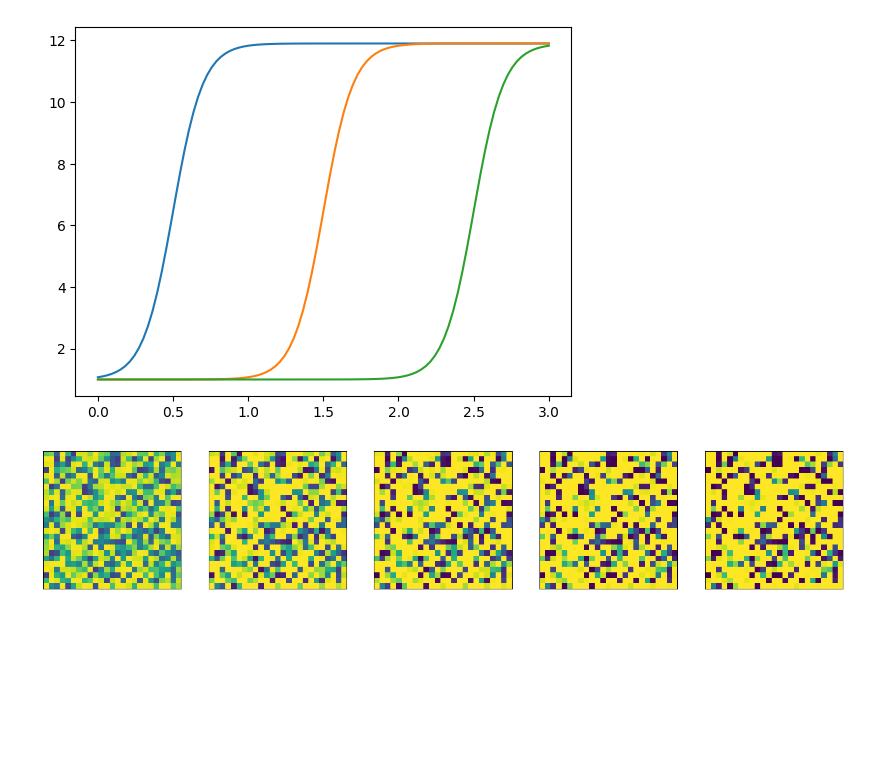
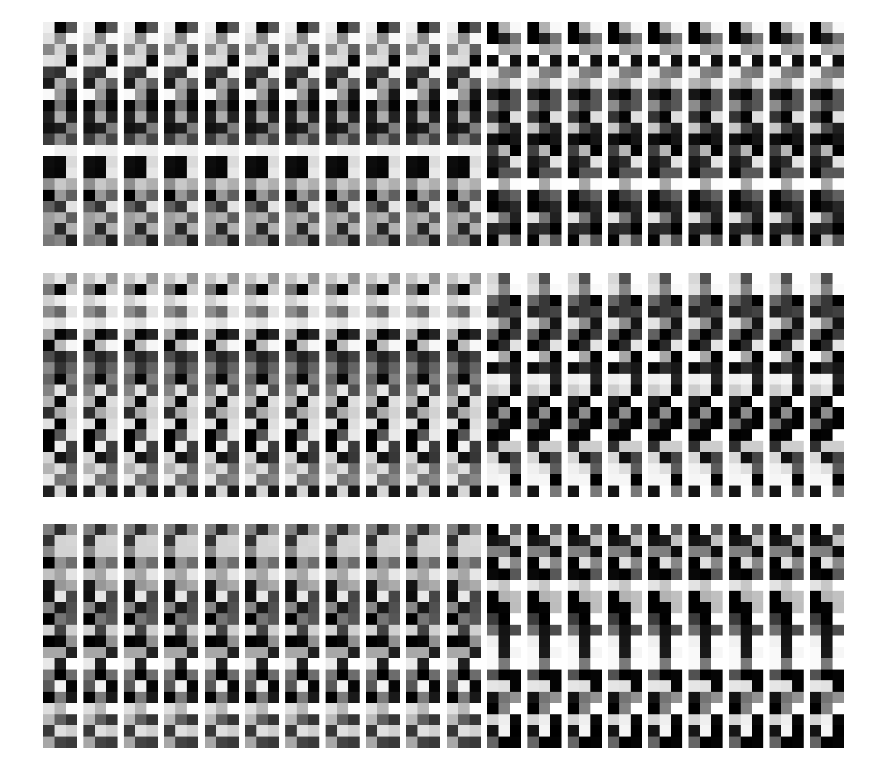
Before and after one commit to Raymond-Iacobacci/rcwa-glonet, a Jupyter notebook: scripts/plot_generation.ipynb, the cells around one changed output. Drawn from its saved outputs; the diff is of its cells as text; code cells hidden in the pictures; blank space fills up the shorter version.

```diff
--- a/scripts/plot_generation.ipynb
+++ b/scripts/plot_generation.ipynb
@@ -68,47 +15,21 @@ plt.show()
-# %%
-c = 10
-x_sig = torch.tensor(np.linspace(0,3,100))
-plt.plot(x_sig, 1+torch.sigmoid(c*(x_sig-0.5))*(11.9-1))
-plt.plot(x_sig, 1+torch.sigmoid(c*(x_sig-1.5))*(11.9-1))
-plt.plot(x_sig, 1+torch.sigmoid(c*(x_sig-2.5))*(11.9-1))
-plt.show()
-# %% [output]
-[figure, removed]
-# %%
-params = {}
-params['pixelsX'] = 25
-params['pixelsY'] = params['pixelsX']
-params['batchSize'] = 1
-params['Nlay'] = 3
-params['Nx'] = 16
-params['Ny'] = params['Nx']
-params['enable_random_init'] = True
-params['eps_min'] = 1.0
-params['eps_max'] = 11.9
-params['urd'] = 1.0
-params['ers'] = params['eps_max']
-
-params['sigmoid_coeff'] = 0.1
-params['initial_height'] = 0
-
-h = torch.autograd.Variable(solver_metasurface_pt.init_layered_metasurface(params, initial_height=params['initial_height']),
-                                requires_grad=True)
-
-# Display the permittiviy profile.
-norm = colors.Normalize(vmin=params['eps_min'], vmax=params['eps_max'])
-images=[]
-fig, axes = plt.subplots(1, 5, figsize=(20,20))
-for l in range(0,5):
-    params['sigmoid_coeff'] += 3.0
-    ER_t, UR_t = solver_metasurface_pt.generate_layered_metasurface(h, params)
-    img = torch.permute(torch.squeeze(ER_t[0,:,:,1,:,:]),(0,2,1,3))
-    img = torch.real(torch.reshape(img, (params['pixelsX']*params['Nx'],params['pixelsY']*params['Ny'])))
-    images.append(axes[l].matshow(img.detach().cpu().numpy(), interpolation='nearest'))
-    axes[l].get_xaxis().set_visible(False)
-    axes[l].get_yaxis().set_visible(False)
-    images[l].set_norm(norm)
-
-#fig.colorbar(images[0], ax=axes, orientation='horizontal', fraction=.1)
-plt.show()
-# %% [output]
-[figure, removed]
+# %%
+homedir = '/home/rliacobacci/Downloads/log_31:01:2024-19:55'
+import torch, numpy as np
+start = 230
+length = 20
+for layer_number in range(3):
+    axs = list() * 10
+    fig, axs = plt.subplots(1, length, figsize = (length, length))
+    # fig.tight_layout()
+
+    for image_num in range(start, start+length):
+        p = torch.real(torch.load(f'{homedir}/images/12_{image_num}.pt')).detach().cpu()
+        p = np.array((p - 1)/(3.4 - 1))
+        import matplotlib.pyplot as plt
+        axs[image_num - start].imshow(p[layer_number], cmap='gray', interpolation='nearest')
+        axs[image_num - start].set_axis_off()
+        # fig.colorbar()
+# %% [output]
+[figure, added]
+[figure, added]
+[figure, added]
```
Also changed, not shown: parts of 7 cells of this notebook, 3 other files.
